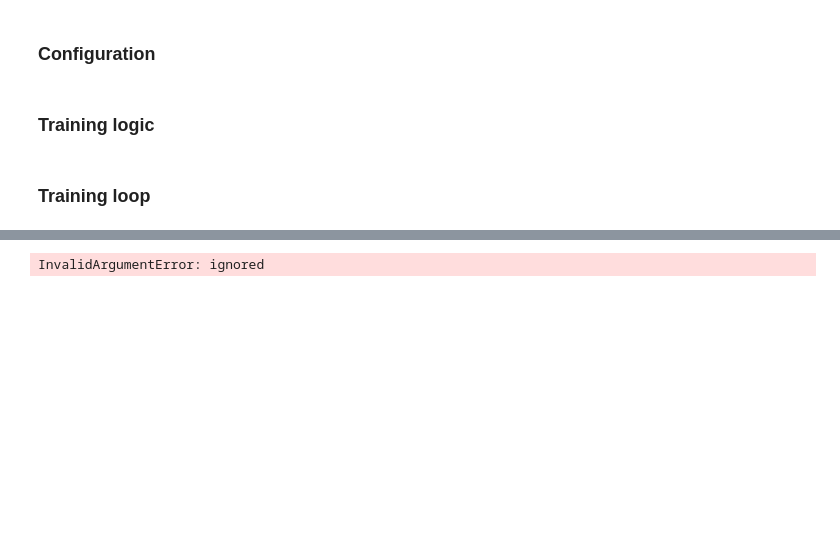
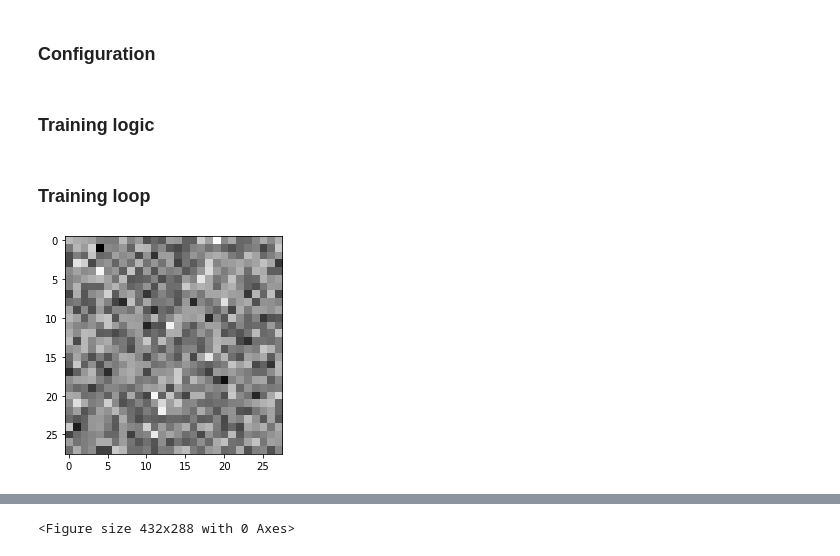
Before and after one commit to tianhaoz95/morphling, a Jupyter notebook: notebooks/style_gan_experiment.ipynb, the cells around one changed output, grey strips where cells are left out. Saved outputs shown, nothing was run; the diff lists cells and outputs as text; code cells hidden in the pictures; blank space fills up the shorter version.

```diff
--- a/notebooks/style_gan_experiment.ipynb
+++ b/notebooks/style_gan_experiment.ipynb
@@ -107,6 +123,7 @@ def get_discriminator_loss(real_output, fake_output):
 def get_generator_loss(fake_output):
   loss = keras.losses.BinaryCrossentropy(from_logits=True)(
       tf.ones_like(fake_output), fake_output)
+  return loss
 # %% [markdown]
 # Build the optimizers
 # %%
@@ -117,7 +134,7 @@ discriminator_optimizer = keras.optimizers.Adam(learning_rate=0.0001)
 # %% [markdown]
 ### Configuration
 # %%
-epochs = 50
+epochs = 100
 noise_dim = 100
 num_examples_to_generate = 16
 # %%
@@ -127,25 +144,33 @@ seed = tf.random.normal((num_examples_to_generate, noise_dim))
 # %%
 def train_step(images):
   noise = tf.random.normal((batch_size, noise_dim))
-  with tf.GradientTape() as gen_tap, tf.GradientTape() as dis_tape:
-    generated_images = generator(images, training=True)
+  with tf.GradientTape() as gen_tape, tf.GradientTape() as dis_tape:
+    generated_images = generator(noise, training=True)
     real_output = discriminator(images, training=True)
-    fake_output = discriminator(generated_image, training=True)
+    fake_output = discriminator(generated_images, training=True)
     gen_loss = get_generator_loss(fake_output)
     dis_loss = get_discriminator_loss(real_output, fake_output)
+  dis_gradients = dis_tape.gradient(dis_loss, discriminator.trainable_variables)
   gen_gradients = gen_tape.gradient(gen_loss, generator.trainable_variables)
-  dis_gradients = dis_tape.gradient(dis_loss, discriminator.trainable_variables)
+  discriminator_optimizer.apply_gradients(
+      zip(dis_gradients, discriminator.trainable_variables))
   generator_optimizer.apply_gradients(
       zip(gen_gradients, generator.trainable_variables))
-  discriminator_optimizer.apply_gradients(
-      zip(dis_gradients, discriminator.trainable_variables))
 # %% [markdown]
 ### Training loop
 # %%
-def train(dataset, epochs):
+def train(dataset, epochs, snapshot_interval):
+  epoch_size = len(list(dataset.as_numpy_iterator()))
+  global_pbar = tqdm(total=epochs * epoch_size)
+  global_pbar.set_description('Epochs')
   for epoch in range(epochs):
     for img_batch in dataset:
+      global_pbar.update(1)
       train_step(img_batch)
+    if epoch % snapshot_interval == 0:
+      test_drive_generator(generator, desc=f'Sample @ epoch {str(epoch)}')
+  global_pbar.close()
 # %%
-train(train_images, epochs)
+train(train_images, epochs, 10)
 # %% [output]
+[figure, added]
@@ -153 +178 @@ WARNING:tensorflow:Model was constructed with shape (None, 100) for input Tensor
-InvalidArgumentError: ignored
+<Figure size 432x288 with 0 Axes>
```
Also changed, not shown: parts of 9 cells of this notebook.
